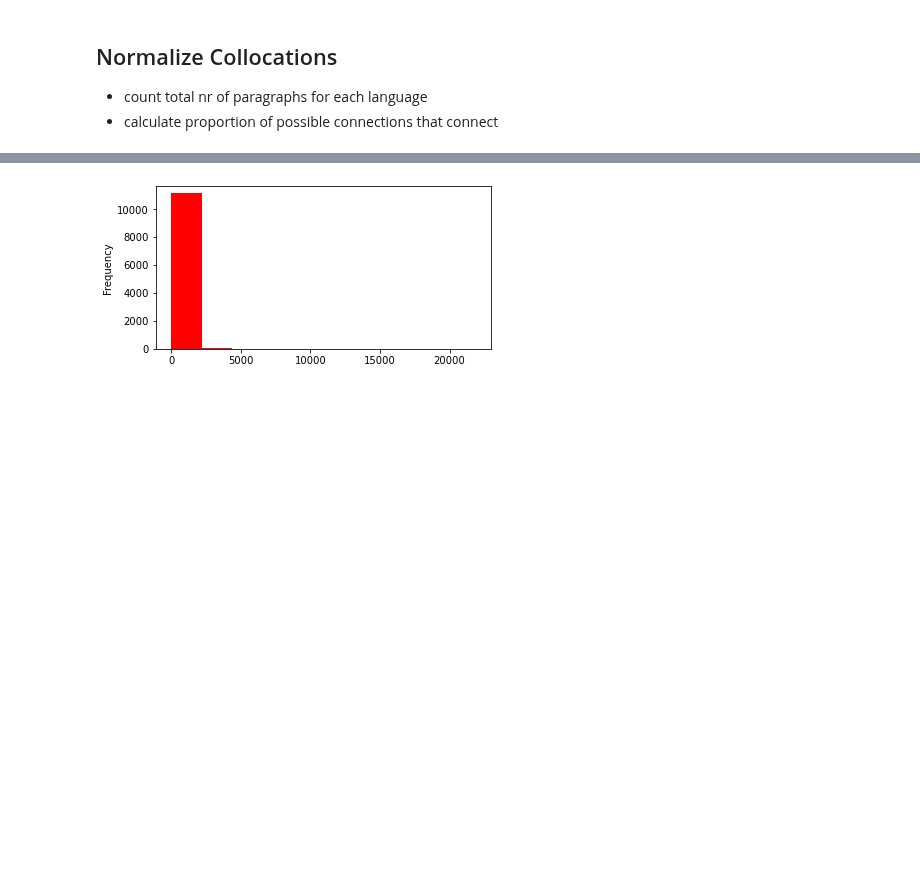
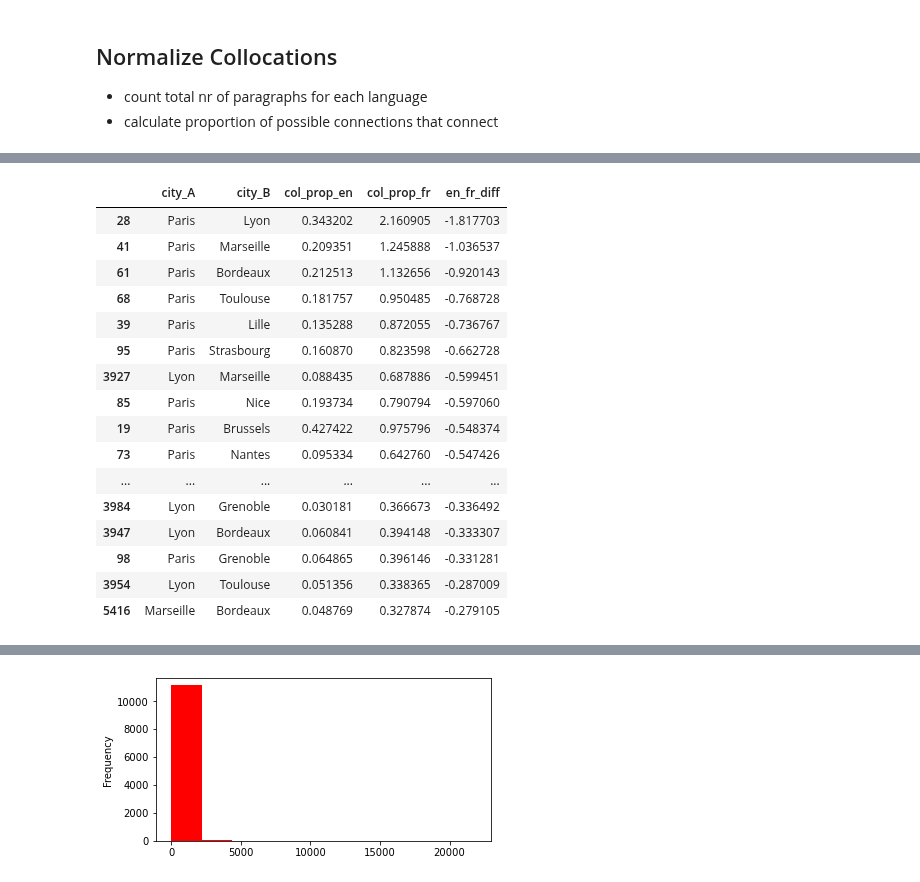
Before and after one commit to seriousdeejay/citynet, a Jupyter notebook: src/analyses/Brecht/dataframe_for_gm.ipynb, the cells around one changed output, grey strips where cells are left out. Cells and saved outputs as stored; diff of their text form; code cells hidden in the pictures; blank space fills up the shorter version.

```diff
--- a/src/analyses/Brecht/dataframe_for_gm.ipynb
+++ b/src/analyses/Brecht/dataframe_for_gm.ipynb
@@ -746,0 +798,23 @@ edges_df.head()
+# %%
+COLS = ['city_A', 'city_B', 'col_prop_en', 'col_prop_fr', 'en_fr_diff']
+
+# more french
+df[COLS].sort_values(by='en_fr_diff').head(20)
+# %% [output]
+|  | city_A | city_B | col_prop_en | col_prop_fr | en_fr_diff |
+| 28 | Paris | Lyon | 0.343202 | 2.160905 | -1.817703 |
+| 41 | Paris | Marseille | 0.209351 | 1.245888 | -1.036537 |
+| 61 | Paris | Bordeaux | 0.212513 | 1.132656 | -0.920143 |
+| 68 | Paris | Toulouse | 0.181757 | 0.950485 | -0.768728 |
+| 39 | Paris | Lille | 0.135288 | 0.872055 | -0.736767 |
+| 95 | Paris | Strasbourg | 0.160870 | 0.823598 | -0.662728 |
+| 3927 | Lyon | Marseille | 0.088435 | 0.687886 | -0.599451 |
+| 85 | Paris | Nice | 0.193734 | 0.790794 | -0.597060 |
+| 19 | Paris | Brussels | 0.427422 | 0.975796 | -0.548374 |
+| 73 | Paris | Nantes | 0.095334 | 0.642760 | -0.547426 |
+| ... | ... | ... | ... | ... | ... |
+| 3984 | Lyon | Grenoble | 0.030181 | 0.366673 | -0.336492 |
+| 3947 | Lyon | Bordeaux | 0.060841 | 0.394148 | -0.333307 |
+| 98 | Paris | Grenoble | 0.064865 | 0.396146 | -0.331281 |
+| 3954 | Lyon | Toulouse | 0.051356 | 0.338365 | -0.287009 |
+| 5416 | Marseille | Bordeaux | 0.048769 | 0.327874 | -0.279105 |
```
Also changed, not shown: parts of 18 cells of this notebook, 1 other file.
